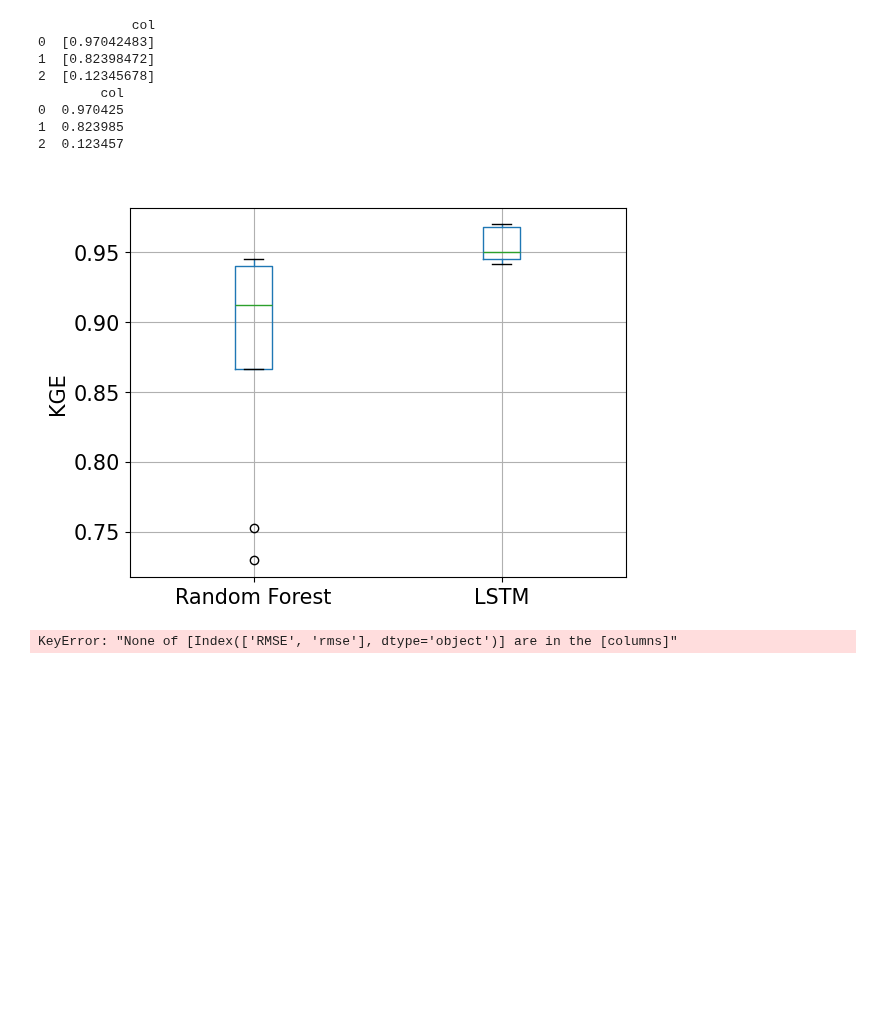
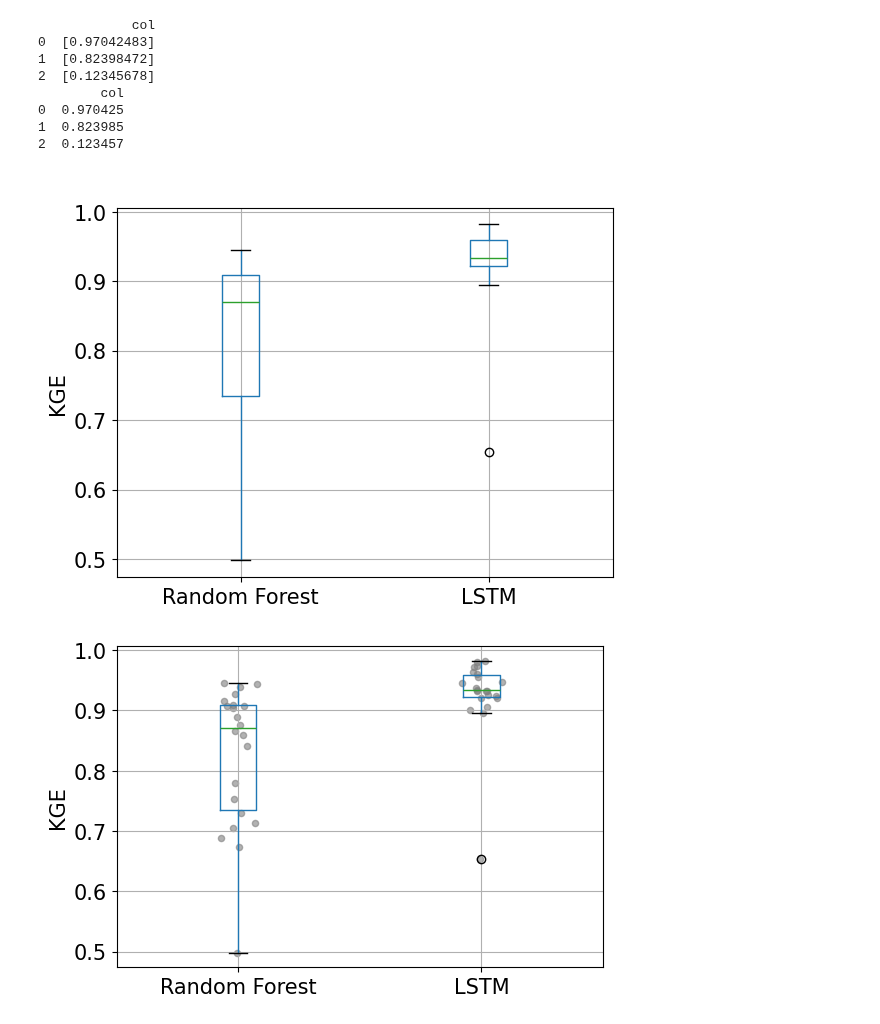
Before and after one commit to th2018/stream_thermal_2025_ms, a Jupyter notebook: LSTM/LSTM_RF_KGE.ipynb, the cells around one changed output. Saved outputs shown, nothing was run; the diff lists cells and outputs as text; code cells hidden in the pictures; blank space fills up the shorter version.

```diff
--- a/LSTM/LSTM_RF_KGE.ipynb
+++ b/LSTM/LSTM_RF_KGE.ipynb
@@ -0,0 +1,11 @@
+# %%
+# 1. Mount your Google Drive
+from google.colab import drive
+drive.mount('/content/drive')   # Authorize when prompted
+
+# 2. Import pandas
+import pandas as pd
+
+# 3. Build the path to your CSV
+#    Replace the path below with your actual file location.
+csv_path = '/content/drive/MyDrive/sorted_df_var_202506171543.csv'
@@ -1,12 +14,13 @@
 # %%
-import pandas as pd
 
-rf = pd.read_csv("sorted_df_var_202505252114.csv")
+
+
+rf = pd.read_csv( csv_path )
 print(rf)
 # Print column data types
 print(rf.dtypes)
 
-lstm = pd.read_csv("best_KGE_result.csv")
+lstm = pd.read_csv("/content/drive/MyDrive/LSTM_results/best_KGE/best_KGE_result_202506172152.csv") #update!
 lstm['model_site'] = lstm['model_site'].astype('Int64')
 
 print(lstm)
@@ -93,22 +112,32 @@ merged_df[[ 'Random Forest', 'LSTM']].boxplot()
 plt.title(" ")
 plt.ylabel("KGE")
 
-# Save the figure
-plt.savefig("kge.png")  # Saves as a PNG file
+
+
 
 plt.show()
 # %% [output]
-[figure, old version]
+[figure, new version]
-# %%
-import pandas as pd
-import matplotlib.pyplot as plt
-
-
-# Create boxplot
-
-merged_df[['RMSE', 'rmse']].boxplot()
-plt.title("Boxplot of col1 and col2")
-plt.ylabel("Values")
-plt.show()
-# %% [output]
-KeyError: "None of [Index(['RMSE', 'rmse'], dtype='object')] are in the [columns]"
+# %%
+import matplotlib.pyplot as plt
+import numpy as np
+
+fig, ax = plt.subplots(figsize=(6, 4))
+
+merged_df[['Random Forest', 'LSTM']].boxplot(ax=ax)
+
+for i, col in enumerate(['Random Forest', 'LSTM'], start=1):
+    y = merged_df[col].values
+    # Add small random x‑jitter around each box’s x‑position
+    x = np.random.normal(i, 0.04, size=len(y))
+    ax.scatter(x, y, s=20, color='grey', alpha=0.6)
+
+ax.set_ylabel( "KGE")
+plt.tight_layout()
+
+# Save the figure
+plt.savefig("kge.png")  # Saves as a PNG file
+
+plt.show()
+# %% [output]
+[figure, added]
```
Also changed, not shown: parts of 9 cells of this notebook.
